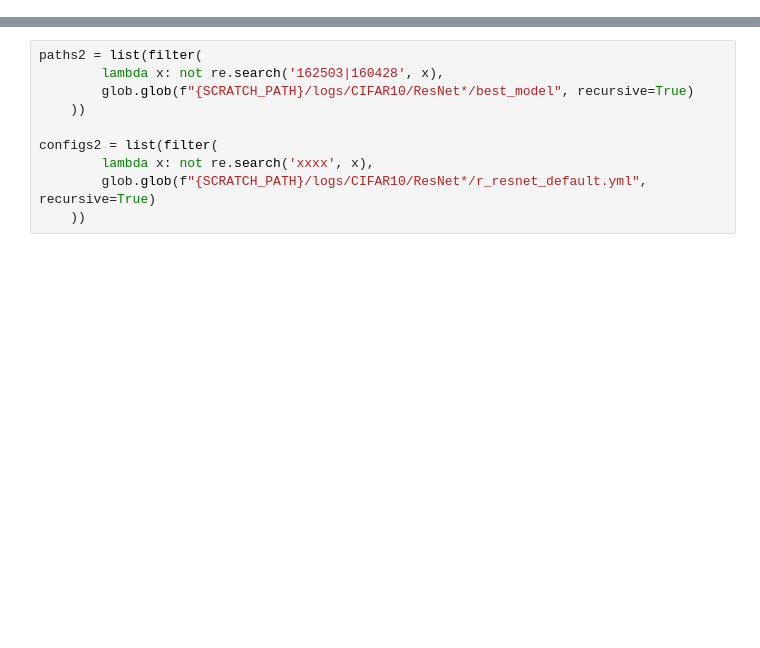
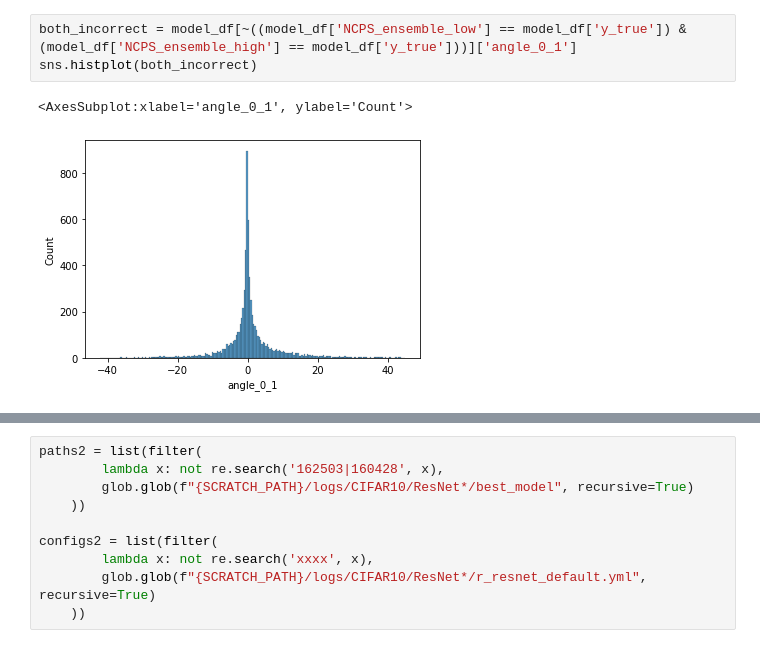
Before and after one commit to alec-flowers/dynamic_poly_nn, a Jupyter notebook: gpu_notebook.ipynb, the cells around one changed output, grey strips where cells are left out. Cells and saved outputs as stored; diff of their text form; blank space fills up the shorter version.

```diff
--- a/gpu_notebook.ipynb
+++ b/gpu_notebook.ipynb
@@ -24,0 +210,6 @@ os.getcwd()
+# %%
+both_incorrect = model_df[~((model_df['NCPS_ensemble_low'] == model_df['y_true']) & (model_df['NCPS_ensemble_high'] == model_df['y_true']))]['angle_0_1']
+sns.histplot(both_incorrect)
+# %% [output]
+<AxesSubplot:xlabel='angle_0_1', ylabel='Count'>
+[figure, added]
```
Also changed, not shown: parts of 41 cells of this notebook.
